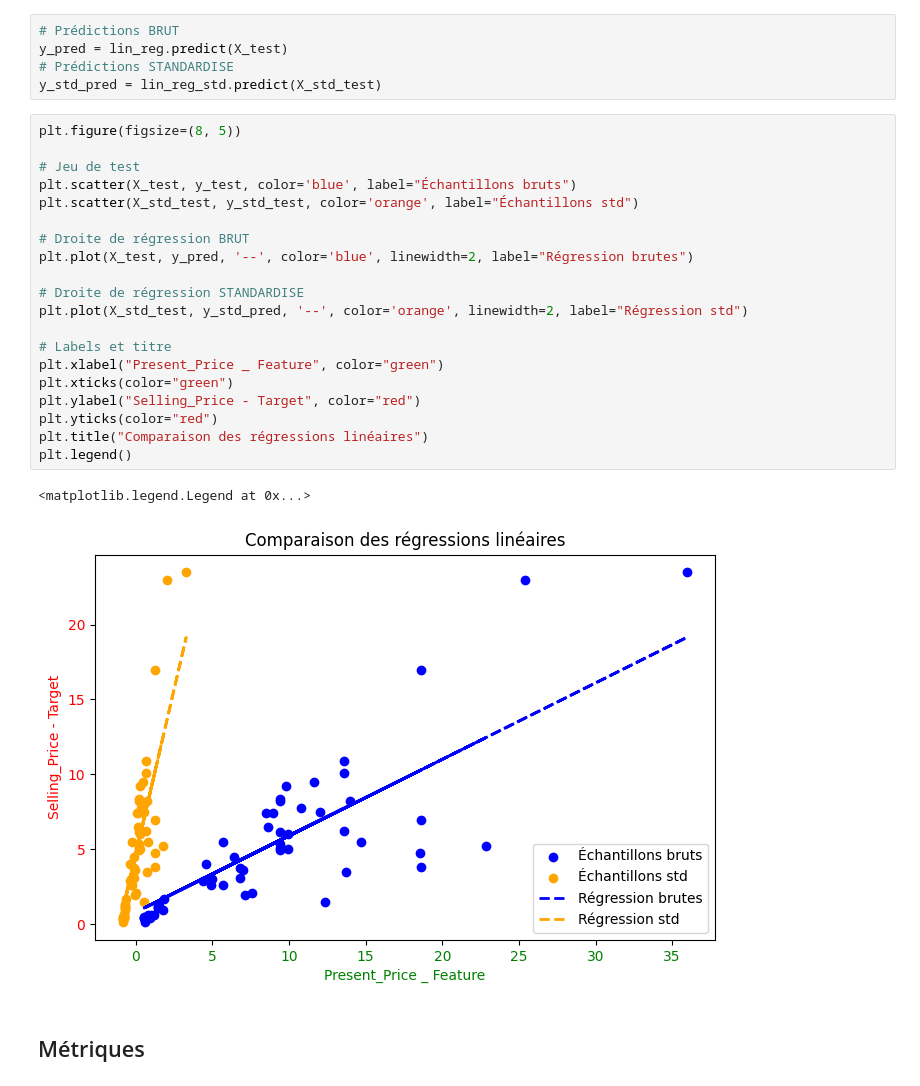
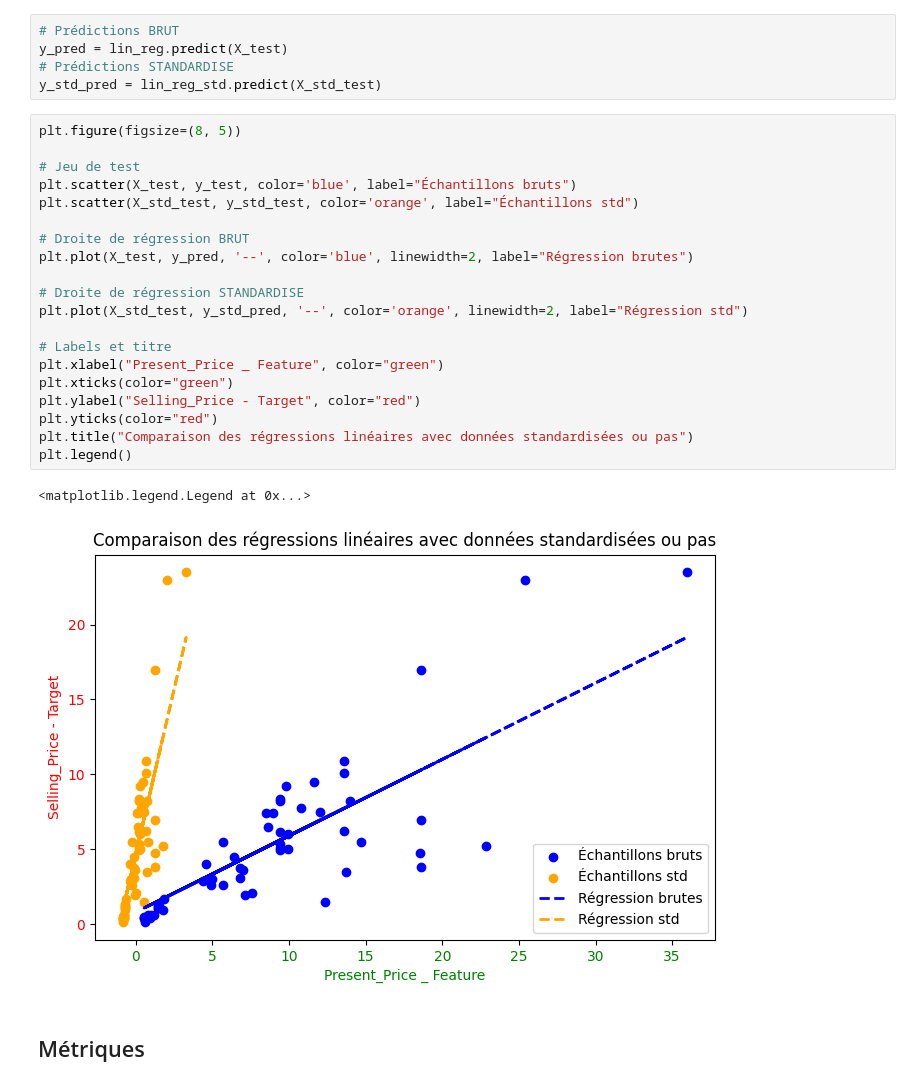
Before and after one commit to bruno-coulet/new-car, a Jupyter notebook: RL_univariee.ipynb, the cells around one changed output. Cells and saved outputs as stored; diff of their text form.

```diff
--- a/RL_univariee.ipynb
+++ b/RL_univariee.ipynb
@@ -104,26 +88,26 @@ y_std_pred = lin_reg_std.predict(X_std_test)
 # %%
 plt.figure(figsize=(8, 5))
 
 # Jeu de test
 plt.scatter(X_test, y_test, color='blue', label="Échantillons bruts")
 plt.scatter(X_std_test, y_std_test, color='orange', label="Échantillons std")
 
 # Droite de régression BRUT
 plt.plot(X_test, y_pred, '--', color='blue', linewidth=2, label="Régression brutes")
 
 # Droite de régression STANDARDISE
 plt.plot(X_std_test, y_std_pred, '--', color='orange', linewidth=2, label="Régression std")
 
 # Labels et titre
 plt.xlabel("Present_Price _ Feature", color="green")
 plt.xticks(color="green")
 plt.ylabel("Selling_Price - Target", color="red")
 plt.yticks(color="red")
-plt.title("Comparaison des régressions linéaires")
+plt.title("Comparaison des régressions linéaires avec données standardisées ou pas")
 plt.legend()
 # %% [output]
 <matplotlib.legend.Legend at 0x...>
-[figure, old version]
+[figure, new version]
 # %% [markdown]
 ## Métriques
 # %% [markdown]
```
Also changed, not shown: parts of 6 cells of this notebook, 1 other file.
